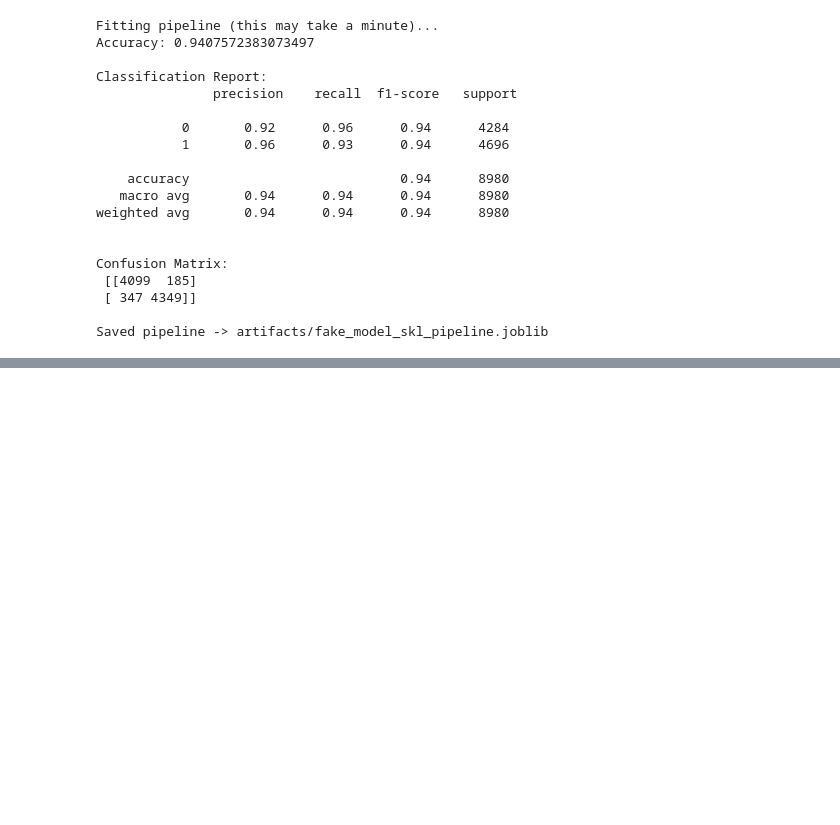
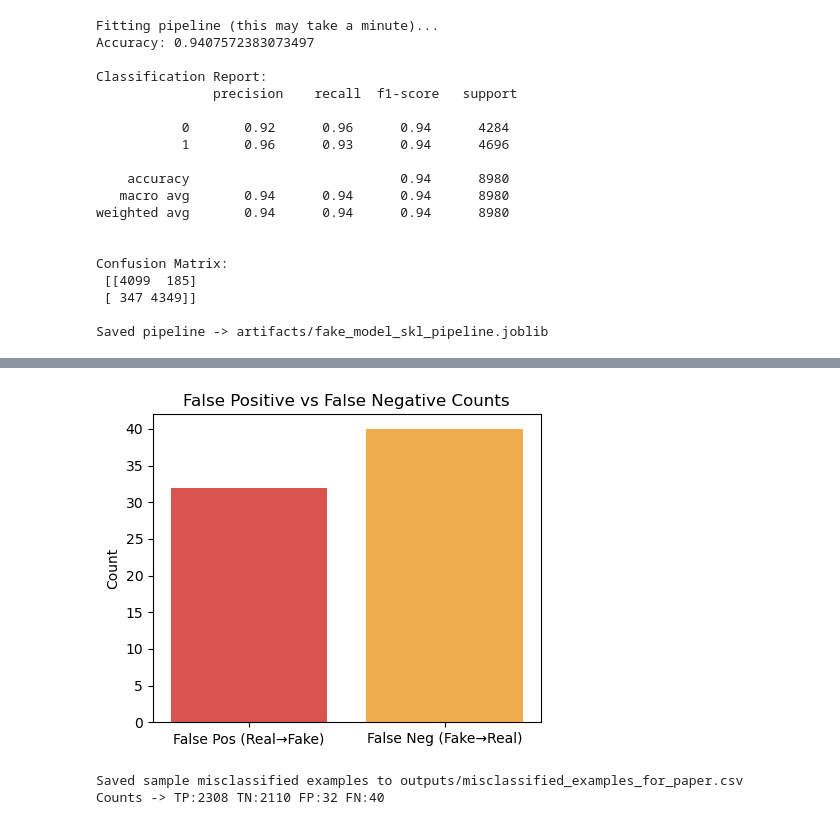
Before and after one commit to Datta2006/socialproject, a Jupyter notebook: Untitled1.ipynb, the cells around one changed output, grey strips where cells are left out. Saved outputs shown, nothing was run; the diff lists cells and outputs as text; code cells hidden in the pictures; blank space fills up the shorter version.

```diff
--- a/Untitled1.ipynb
+++ b/Untitled1.ipynb
@@ -597,0 +1935,32 @@ Saved pipeline -> artifacts/fake_model_skl_pipeline.joblib
+# %%
+# Cell 6: FP vs FN counts and sample misclassified rows
+import matplotlib.pyplot as plt
+import pandas as pd
+import numpy as np
+os.makedirs("outputs", exist_ok=True)
+
+df = pd.read_csv("outputs/test_with_predictions.csv")
+# confusion entries
+tp = ((df['label']==1) & (df['pred']==1)).sum()
+tn = ((df['label']==0) & (df['pred']==0)).sum()
+fp = ((df['label']==0) & (df['pred']==1)).sum()
+fn = ((df['label']==1) & (df['pred']==0)).sum()
+
+plt.figure(figsize=(5,4))
+plt.bar(['False Pos (Real→Fake)','False Neg (Fake→Real)'], [fp, fn], color=['#d9534f','#f0ad4e'])
+plt.title("False Positive vs False Negative Counts")
+plt.ylabel("Count")
+plt.savefig("outputs/fp_fn.png", dpi=150, bbox_inches='tight')
+plt.show()
+
+# Select up to 20 misclassified examples (10 FP + 10 FN) for qualitative inspection
+fp_examples = df[(df['label']==0) & (df['pred']==1)].sample(n=min(10, fp), random_state=42)
+fn_examples = df[(df['label']==1) & (df['pred']==0)].sample(n=min(10, fn), random_state=42)
+selected = pd.concat([fp_examples, fn_examples])[['text','label','pred','prob_fake']]
+selected.to_csv("outputs/misclassified_examples_for_paper.csv", index=False)
+print("Saved sample misclassified examples to outputs/misclassified_examples_for_paper.csv")
+print(f"Counts -> TP:{tp} TN:{tn} FP:{fp} FN:{fn}")
+# %% [output]
+[figure, added]
+Saved sample misclassified examples to outputs/misclassified_examples_for_paper.csv
+Counts -> TP:2308 TN:2110 FP:32 FN:40
```
Also changed, not shown: parts of 28 cells of this notebook, 14 other files.
